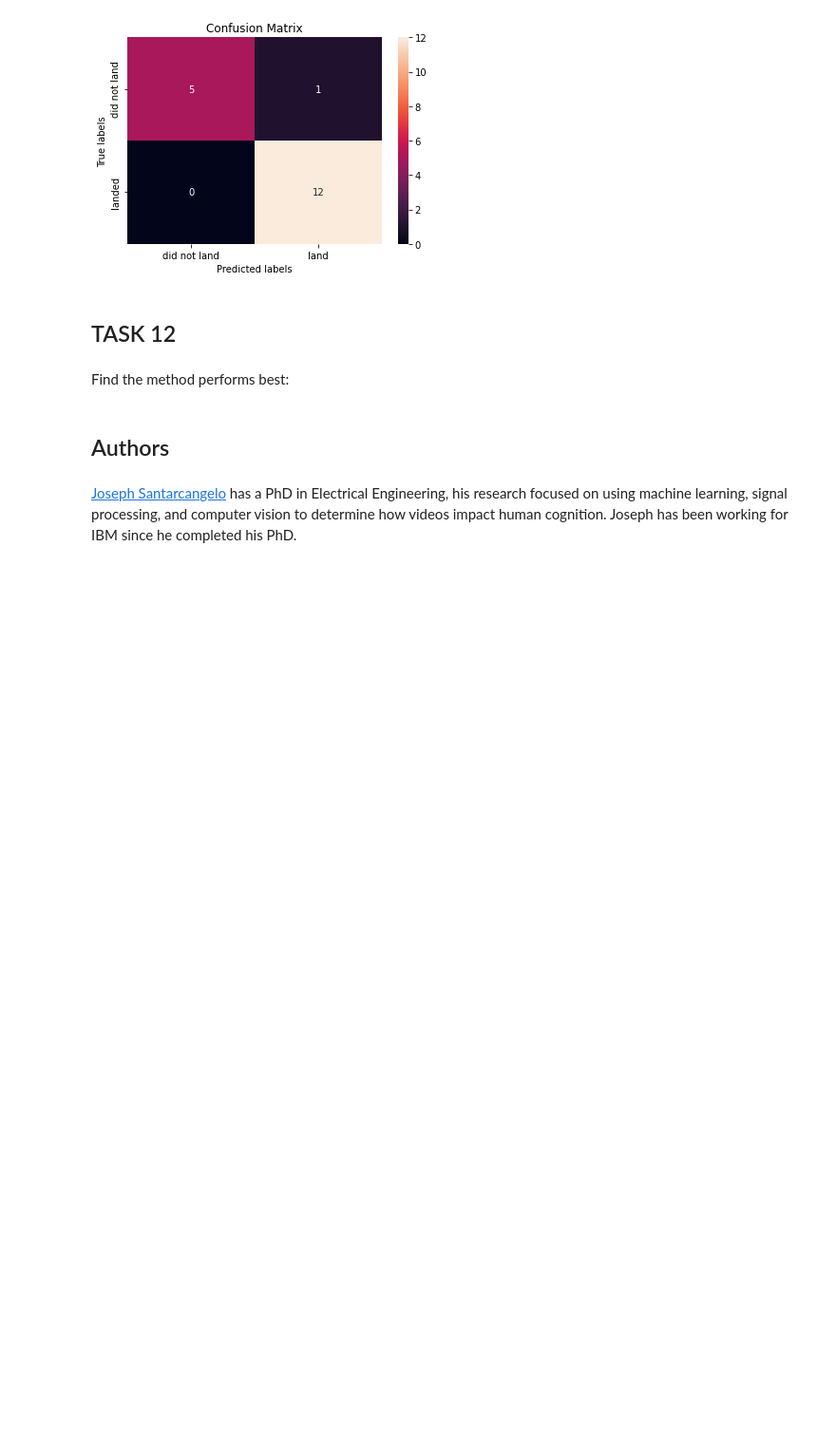
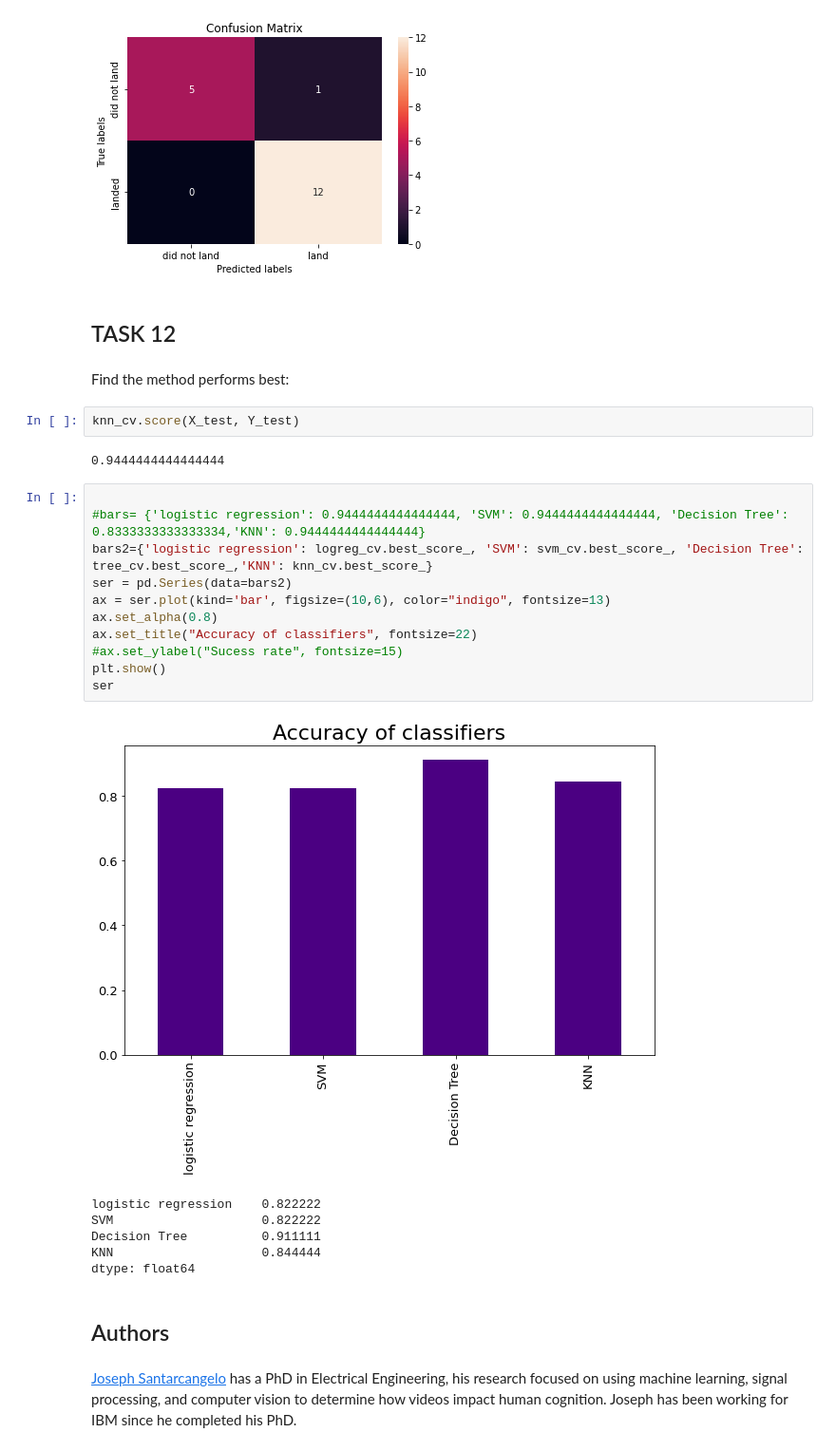
Before and after one commit to SylviaMaczey/courseraClass, a Jupyter notebook: SpaceX_Machine Learning Prediction_Part_5.ipynb, the cells around one changed output. Shown at 95% size. Drawn from its saved outputs; the diff is of its cells as text; blank space fills up the shorter version.

```diff
--- a/SpaceX_Machine Learning Prediction_Part_5.ipynb
+++ b/SpaceX_Machine Learning Prediction_Part_5.ipynb
@@ -342,6 +342,28 @@ plot_confusion_matrix(Y_test,yhat)
 ## TASK  12
 # %% [markdown]
 Find the method performs best:
+# %%
+knn_cv.score(X_test, Y_test)
+# %% [output]
+0.9444444444444444
+# %%
+
+#bars= {'logistic regression': 0.9444444444444444, 'SVM': 0.9444444444444444, 'Decision Tree': 0.8333333333333334,'KNN': 0.9444444444444444}
+bars2={'logistic regression': logreg_cv.best_score_, 'SVM': svm_cv.best_score_, 'Decision Tree': tree_cv.best_score_,'KNN': knn_cv.best_score_}
+ser = pd.Series(data=bars2)
+ax = ser.plot(kind='bar', figsize=(10,6), color="indigo", fontsize=13)
+ax.set_alpha(0.8)
+ax.set_title("Accuracy of classifiers", fontsize=22)
+#ax.set_ylabel("Sucess rate", fontsize=15)
+plt.show()
+ser
+# %% [output]
+[figure, added]
+logistic regression    0.822222
+SVM                    0.822222
+Decision Tree          0.911111
+KNN                    0.844444
+dtype: float64
 # %% [markdown]
 ## Authors
 # %% [markdown]
```
Also changed, not shown: parts of 2 cells of this notebook, 2 other files.
